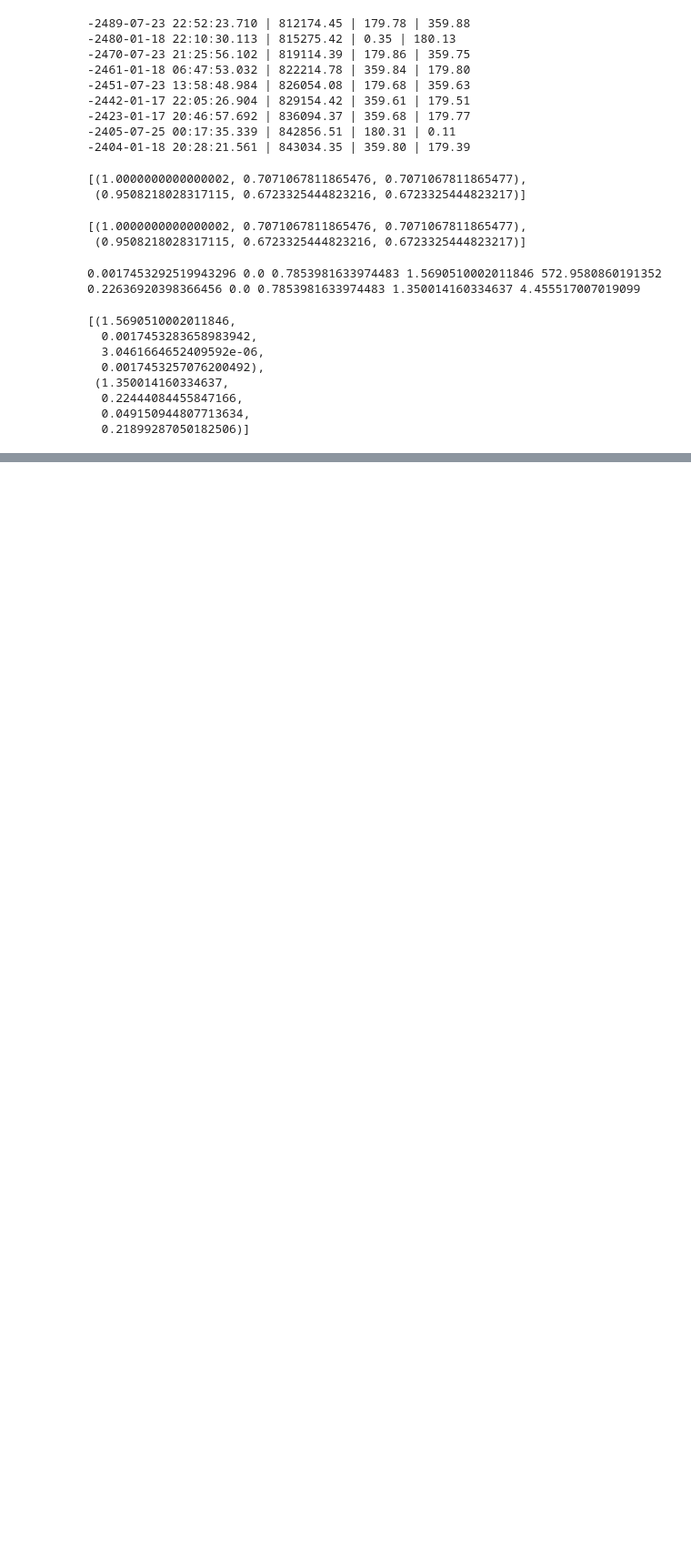
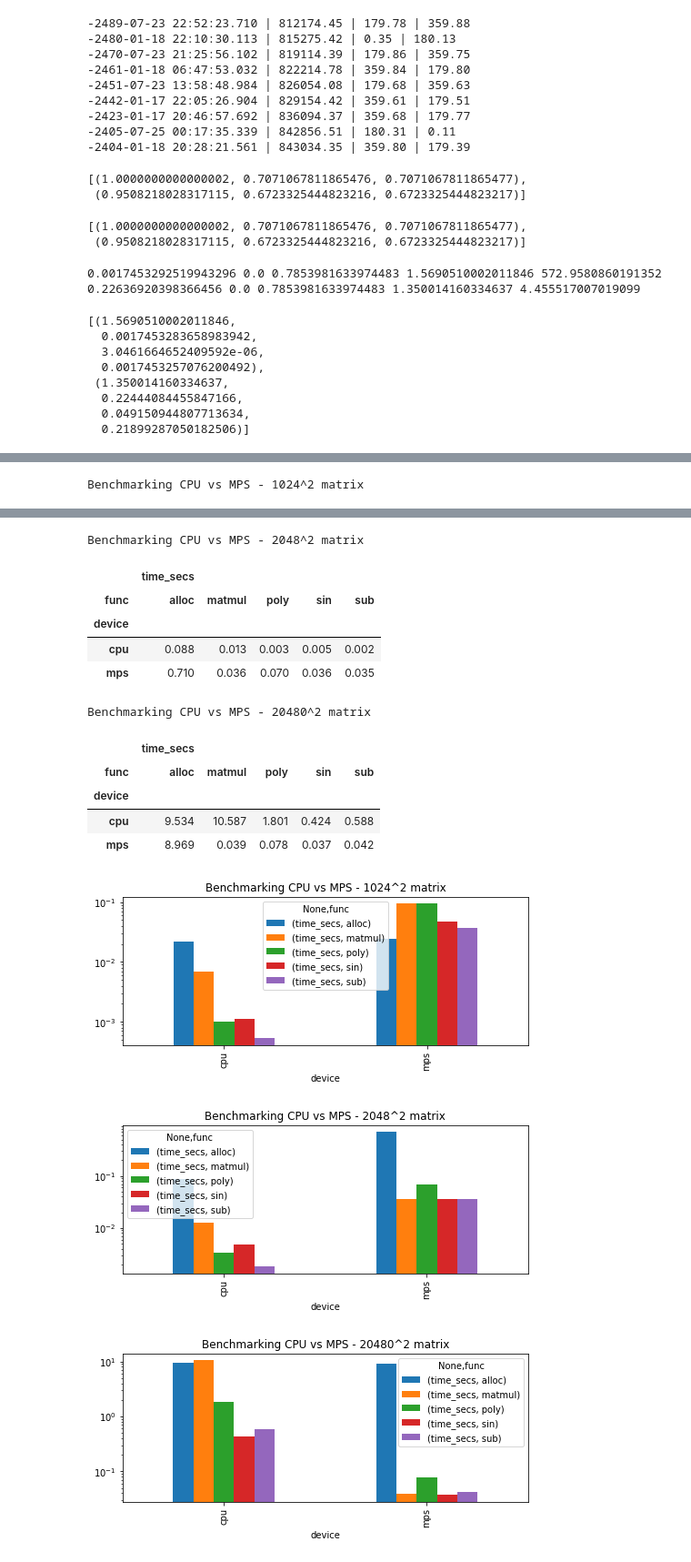
Before and after one commit to suchakr/cahc-utils, a Jupyter notebook: learn/python/02.ipynb, the cells around one changed output, grey strips where cells are left out. Shown at 91% size. Drawn from its saved outputs; the diff is of its cells as text; code cells hidden in the pictures; blank space fills up the shorter version.

```diff
--- a/learn/python/02.ipynb
+++ b/learn/python/02.ipynb
@@ -1731,0 +1843,55 @@ def shadow_tip2(place_lat, sun_decl, sun_alt):
+# %%
+import torch
+import time
+import pandas as pd
+
+def benchmark(func):
+    def wrapper(*args, **kwargs):
+        start = time.time()
+        ans = func(*args, **kwargs)
+        end = time.time()
+        elapsed  = end - start
+        # print(f"{func.__name__:10s} {elapsed:.3f} seconds")
+        return ans ,(func.__name__, elapsed)
+    return wrapper
+
+@benchmark
+def alloc(sz=1024, device='cpu') :
+    device = torch.device(device)
+    x = torch.randn(sz, sz).to(device)
+    y = torch.randn(sz, sz).to(device)
+    return x, y
+
+@benchmark
+def sin(x) : return torch.sin(x)
+@benchmark
+def poly(x) : return x**2 + x**3
+@benchmark
+def matmul(x, y) : return x.mm(y)
+@benchmark
+def sub(x, y) : return x - y
+
+def test_dev(sz=1024, device='cpu') :
+    bms = []
+    # print(f"\nTesting with size {sz}^2 matrix on device {device}")
+    (x, y), bm = alloc(sz, device) ; bms.append(bm)
+    _ , bm = matmul(x, y) ; bms.append(bm)
+    _ , bm = sub(x, y) ; bms.append(bm)
+    _ , bm = sin(x) ; bms.append(bm)
+    _ , bm = poly(x) ;  bms.append(bm)
+    ans = pd.DataFrame( bms, columns=['func', 'time_secs']).assign(device = device)
+    # display(ans)
+    return ans
+
+def tester(sz):
+    bm1 = test_dev(sz, 'cpu')
+    bm2 = test_dev(sz, 'mps')
+    df = pd.concat([bm1, bm2])[['device', 'func', 'time_secs']].groupby(['device', 'func']).mean().unstack()#
+    df.plot.bar(logy=True, figsize=(8, 3), title=f'Benchmarking CPU vs MPS - {sz}^2 matrix')
+    display(df.style.format("{:.3f}").set_caption(f'Benchmarking CPU vs MPS - {sz}^2 matrix'))
+
+tester(1024)
+tester(1024*2)
+tester(1024*20)
+# %% [output]
+Benchmarking CPU vs MPS - 1024^2 matrix
@@ -1731,0 +1903,15 @@ def shadow_tip2(place_lat, sun_decl, sun_alt):
+Benchmarking CPU vs MPS - 2048^2 matrix
+|  | time_secs |  |  |  |  |
+| func | alloc | matmul | poly | sin | sub |
+| device |  |  |  |  |  |
+| cpu | 0.088 | 0.013 | 0.003 | 0.005 | 0.002 |
+| mps | 0.710 | 0.036 | 0.070 | 0.036 | 0.035 |
+Benchmarking CPU vs MPS - 20480^2 matrix
+|  | time_secs |  |  |  |  |
+| func | alloc | matmul | poly | sin | sub |
+| device |  |  |  |  |  |
+| cpu | 9.534 | 10.587 | 1.801 | 0.424 | 0.588 |
+| mps | 8.969 | 0.039 | 0.078 | 0.037 | 0.042 |
+[figure, added]
+[figure, added]
+[figure, added]
```
Also changed, not shown: parts of 3 cells of this notebook, 55 other files.
